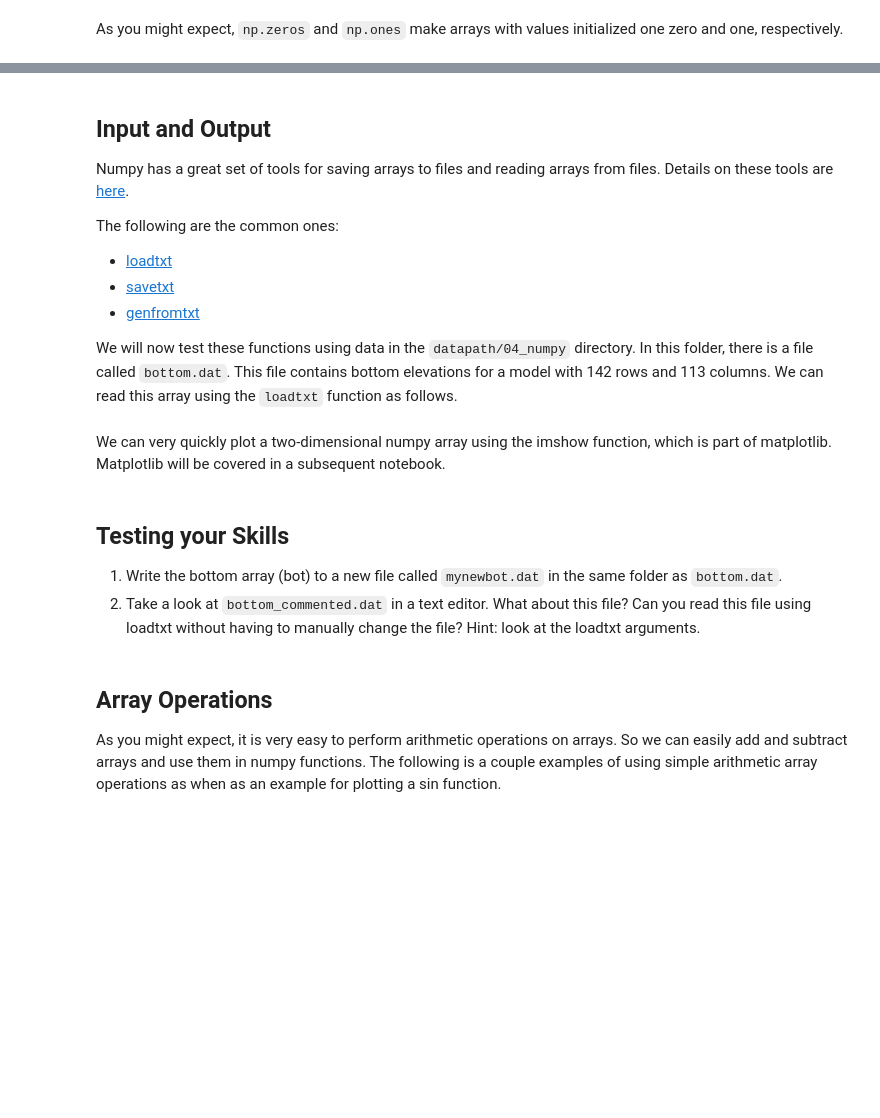
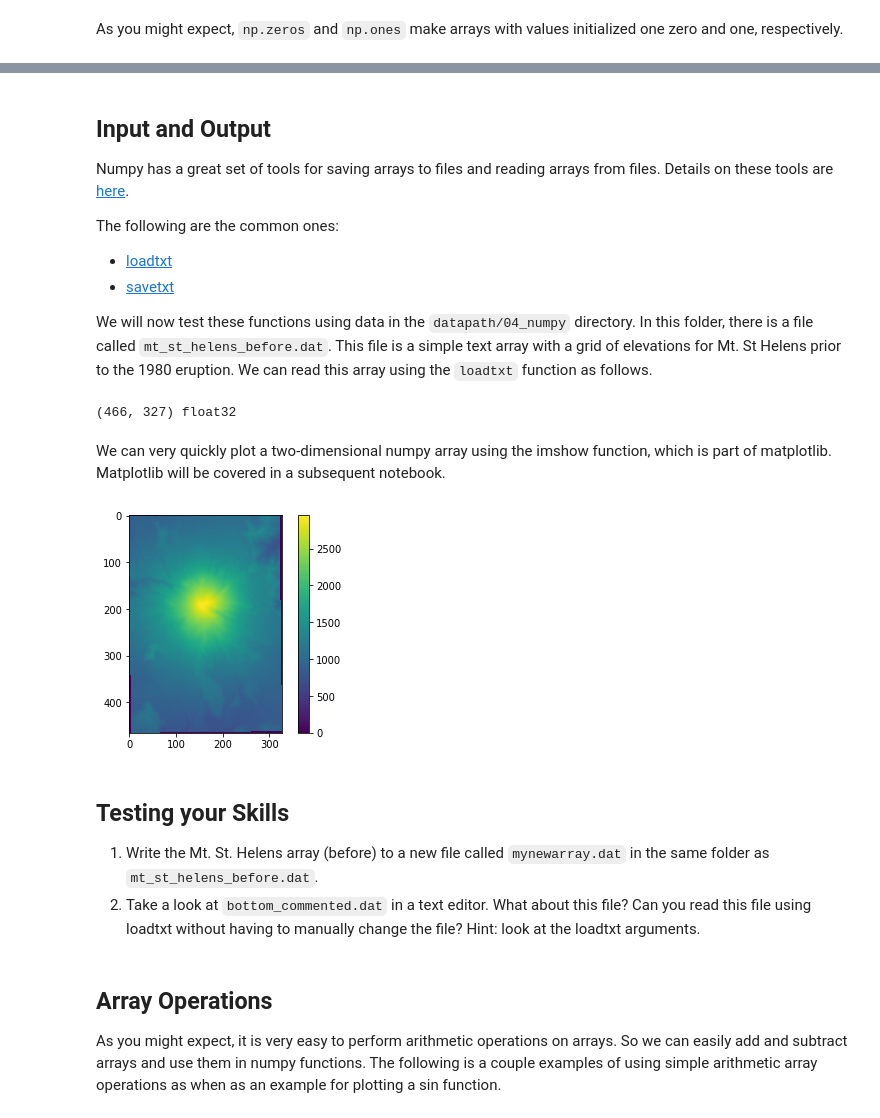
Before and after one commit to mnfienen/python-usgs-training, a Jupyter notebook: notebooks/part1_python_intro/06_numpy.ipynb, the cells around one changed output, grey strips where cells are left out. Cells and saved outputs as stored; diff of their text form; code cells hidden in the pictures; blank space fills up the shorter version.

Commit message:
some edits to 06_numpy

```diff
--- a/notebooks/part1_python_intro/06_numpy.ipynb
+++ b/notebooks/part1_python_intro/06_numpy.ipynb
@@ -122,24 +175,25 @@ The following are the common ones:
 
 * [loadtxt](http://docs.scipy.org/doc/numpy/reference/generated/numpy.loadtxt.html#numpy.loadtxt)
 * [savetxt](http://docs.scipy.org/doc/numpy/reference/generated/numpy.savetxt.html#numpy.savetxt)
-* [genfromtxt](http://docs.scipy.org/doc/numpy/reference/generated/numpy.genfromtxt.html#numpy.genfromtxt)
 
-We will now test these functions using data in the `datapath/04_numpy` directory.  In this folder, there is a file called `bottom.dat`.  This file contains bottom elevations for a model with 142 rows and 113 columns.  We can read this array using the `loadtxt` function as follows.
+We will now test these functions using data in the `datapath/04_numpy` directory.  In this folder, there is a file called `mt_st_helens_before.dat`.  This file is a simple text array with a grid of elevations for Mt. St Helens prior to the 1980 eruption.  We can read this array using the `loadtxt` function as follows.
 # %%
-filepath = os.path.join(datapath, '04_numpy')
-filename = os.path.join(filepath, 'bottom.dat')
-bot = np.loadtxt(filename, dtype=np.float32)
-print(bot.shape, bot.dtype)
+before = np.loadtxt('data/04_numpy/mt_st_helens_before.dat', dtype=np.float32)
+print(before.shape, before.dtype)
 filename = ''  #this is to prevent you from accidently writing over this file later
+# %% [output]
+(466, 327) float32
 # %% [markdown]
 We can very quickly plot a two-dimensional numpy array using the imshow function, which is part of matplotlib.  Matplotlib will be covered in a subsequent notebook.
 # %%
-plt.imshow(bot, interpolation='nearest')
+plt.imshow(before, interpolation='nearest')
 cb = plt.colorbar()
+# %% [output]
+[figure, added]
 # %% [markdown]
 ## Testing your Skills
 
-1. Write the bottom array (bot) to a new file called `mynewbot.dat` in the same folder as `bottom.dat`.
+1. Write the Mt. St. Helens array (before) to a new file called `mynewarray.dat` in the same folder as `mt_st_helens_before.dat`.
 2. Take a look at `bottom_commented.dat` in a text editor.  What about this file?  Can you read this file using loadtxt without having to manually change the file?  Hint: look at the loadtxt arguments.
 # %%
 #Skill Test 1
```
Also changed, not shown: parts of 75 cells of this notebook, 1 other file.
